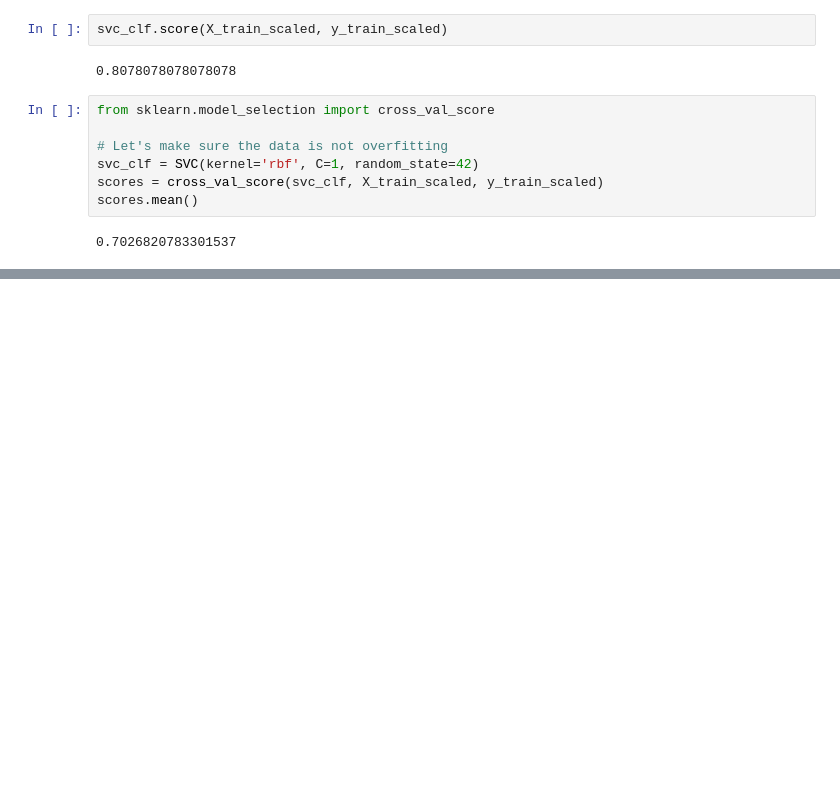
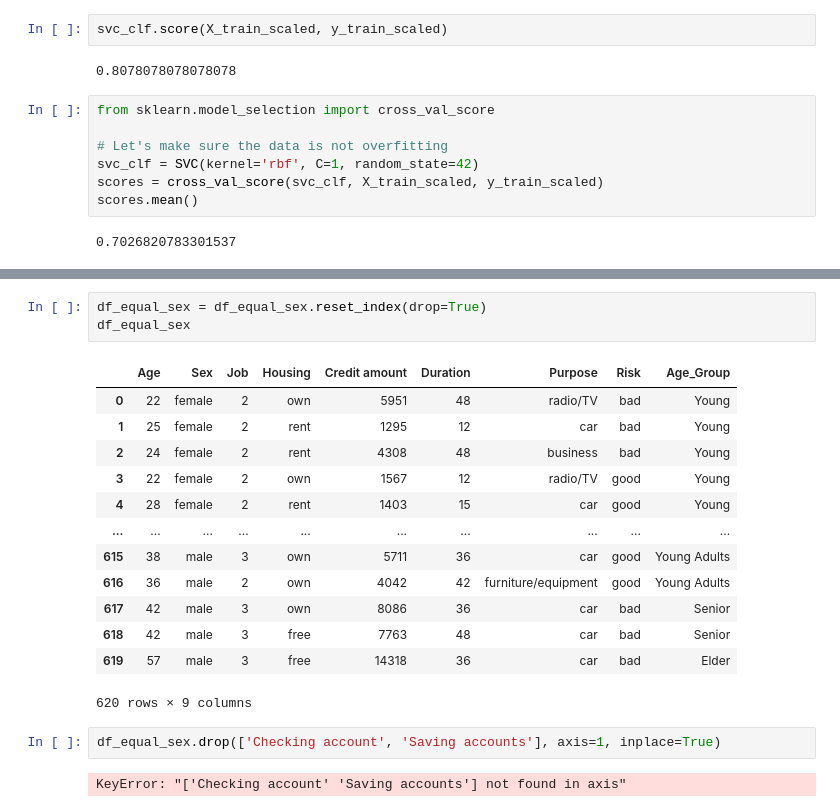
Before and after one commit to mattchap2/bias-in-ai, a Jupyter notebook: code-implementation.ipynb, the cells around one changed output, grey strips where cells are left out. Cells and saved outputs as stored; diff of their text form; blank space fills up the shorter version.

```diff
--- a/code-implementation.ipynb
+++ b/code-implementation.ipynb
@@ -630,0 +689,21 @@ accuracy_score(y_test_scaled, y_pred)
+# %%
+df_equal_sex = df_equal_sex.reset_index(drop=True)
+df_equal_sex
+# %% [output]
+|  | Age | Sex | Job | Housing | Credit amount | Duration | Purpose | Risk | Age_Group |
+| 0 | 22 | female | 2 | own | 5951 | 48 | radio/TV | bad | Young |
+| 1 | 25 | female | 2 | rent | 1295 | 12 | car | bad | Young |
+| 2 | 24 | female | 2 | rent | 4308 | 48 | business | bad | Young |
+| 3 | 22 | female | 2 | own | 1567 | 12 | radio/TV | good | Young |
+| 4 | 28 | female | 2 | rent | 1403 | 15 | car | good | Young |
+| ... | ... | ... | ... | ... | ... | ... | ... | ... | ... |
+| 615 | 38 | male | 3 | own | 5711 | 36 | car | good | Young Adults |
+| 616 | 36 | male | 2 | own | 4042 | 42 | furniture/equipment | good | Young Adults |
+| 617 | 42 | male | 3 | own | 8086 | 36 | car | bad | Senior |
+| 618 | 42 | male | 3 | free | 7763 | 48 | car | bad | Senior |
+| 619 | 57 | male | 3 | free | 14318 | 36 | car | bad | Elder |
+620 rows × 9 columns
+# %%
+df_equal_sex.drop(['Checking account', 'Saving accounts'], axis=1, inplace=True)
+# %% [output]
+KeyError: "['Checking account' 'Saving accounts'] not found in axis"
```
Also changed, not shown: parts of 24 cells of this notebook.
